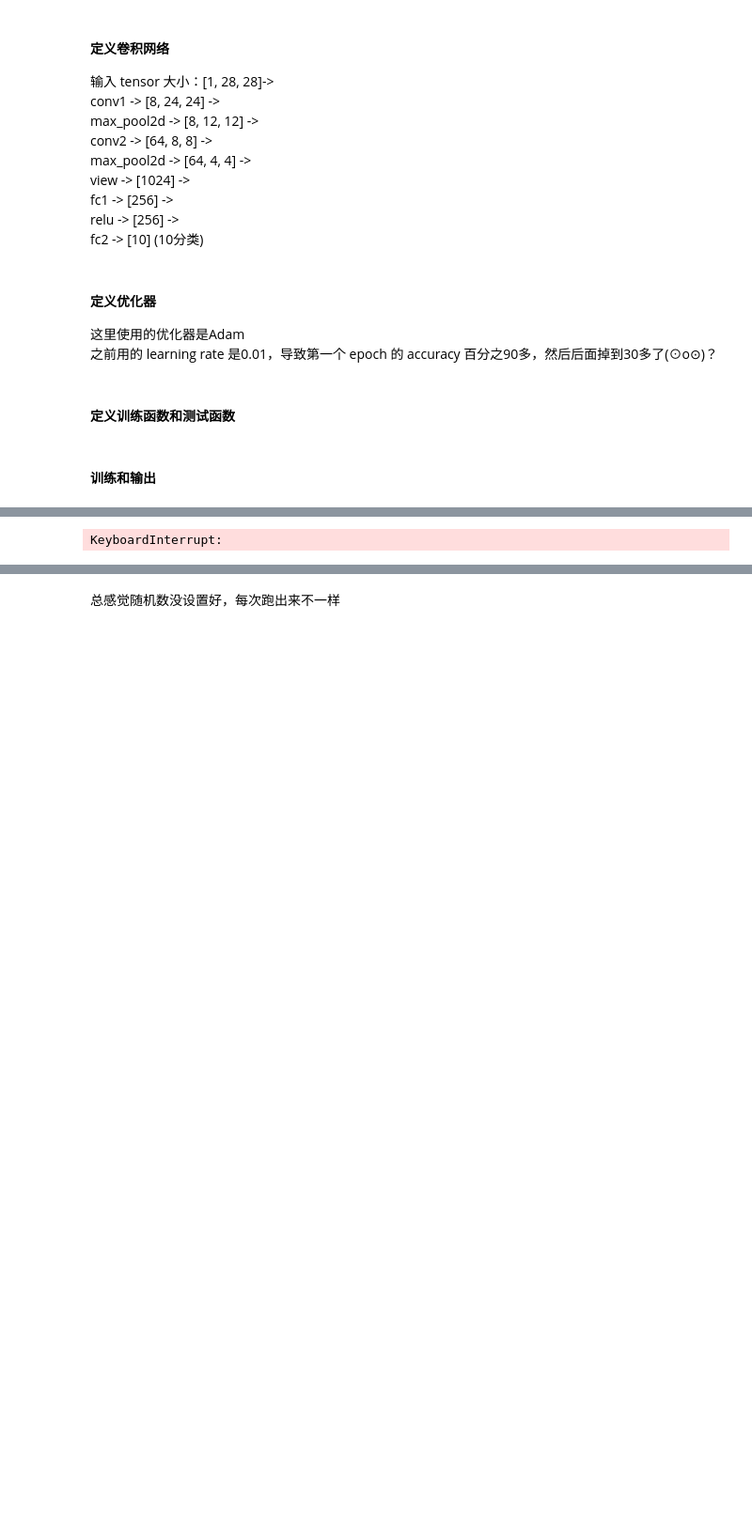
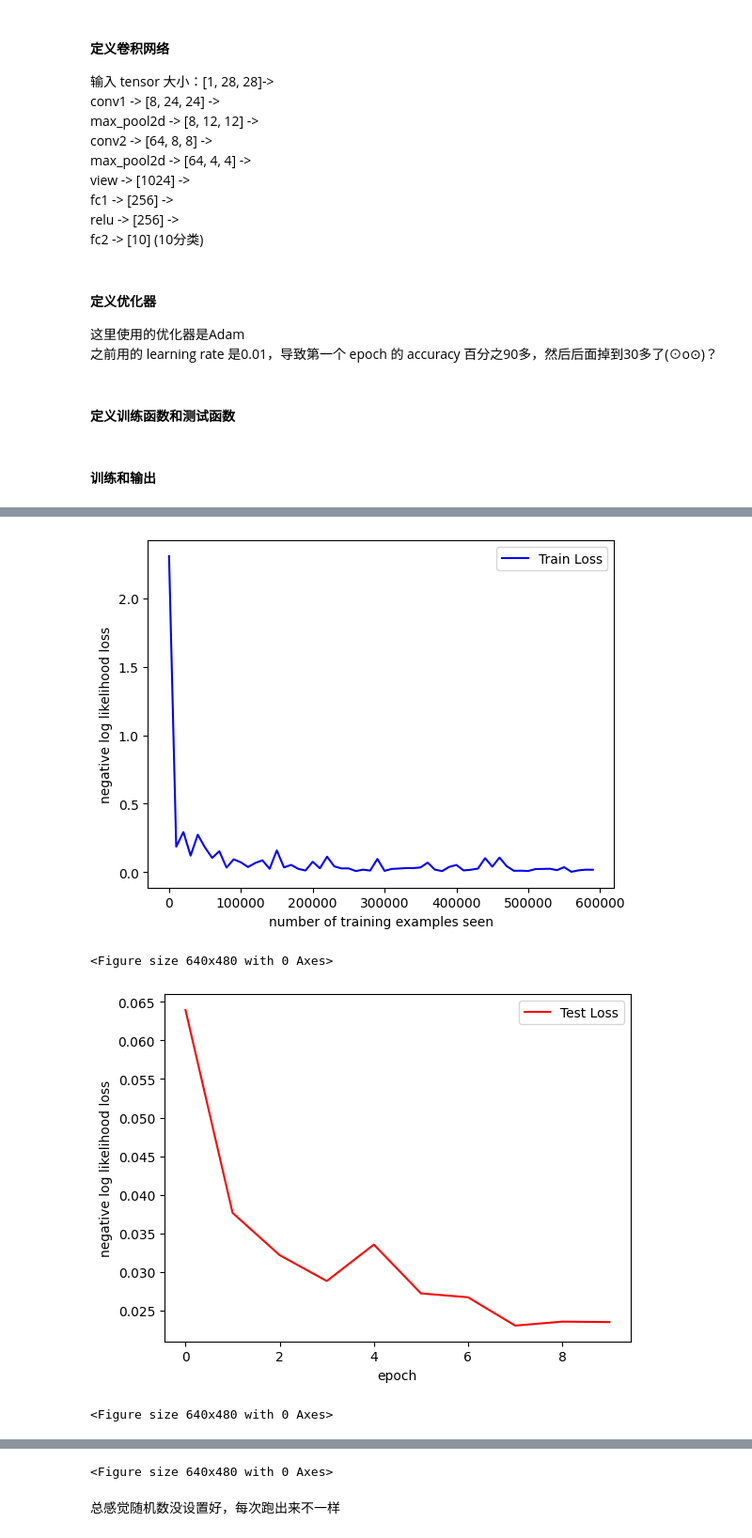
Before and after one commit to marble703/Assessment_winter_m7, a Jupyter notebook: Deeplearning/pytorch.ipynb, the cells around one changed output, grey strips where cells are left out. Shown at 94% size. Saved outputs shown, nothing was run; the diff lists cells and outputs as text; code cells hidden in the pictures; blank space fills up the shorter version.

```diff
--- a/Deeplearning/pytorch.ipynb
+++ b/Deeplearning/pytorch.ipynb
@@ -121,7 +125,7 @@ def train(epoch): #传入epoch只是为了输出当前epoch
                                                                            100. * batch_idx / len(train_loader),
                                                                            loss.item()))
             train_losses.append(loss.item())
-            train_counter.append((batch_idx * 64) + ((epoch) * len(train_loader.dataset)))
+            train_counter.append((batch_idx * batch_size_train) + ((epoch) * len(train_loader.dataset)))
             torch.save(network.state_dict(), './model.pth')       #保存当前的神经网络状态
             torch.save(optimizer.state_dict(), './optimizer.pth') #保存当前的优化器状态
 
@@ -169,7 +173,7 @@ fig = plt.figure()
 
 # accuracy
 fig = plt.figure()
-plt.plot([x / len(train_loader.dataset) for x in test_counter][:-1], [x.item() for x in accuracy_counter], color='red')
+plt.plot([x / len(test_loader.dataset) for x in test_counter][:-1], [x.item() for x in accuracy_counter], color='red')
 plt.legend(['Accuracy'], loc='upper left')
 plt.xlabel('epoch')
 plt.ylabel('accuracy')
@@ -180 +200,4 @@ Train Epoch: 0 [0/60000 (0%)]   Loss: 2.310331
+[figure, added]
-KeyboardInterrupt:
+<Figure size 640x480 with 0 Axes>
+[figure, added]
+<Figure size 640x480 with 0 Axes>
@@ -181,2 +205,3 @@ KeyboardInterrupt:
+<Figure size 640x480 with 0 Axes>
 # %% [markdown]
 总感觉随机数没设置好，每次跑出来不一样
```
Also changed, not shown: parts of 2 cells of this notebook, 4 other files.
